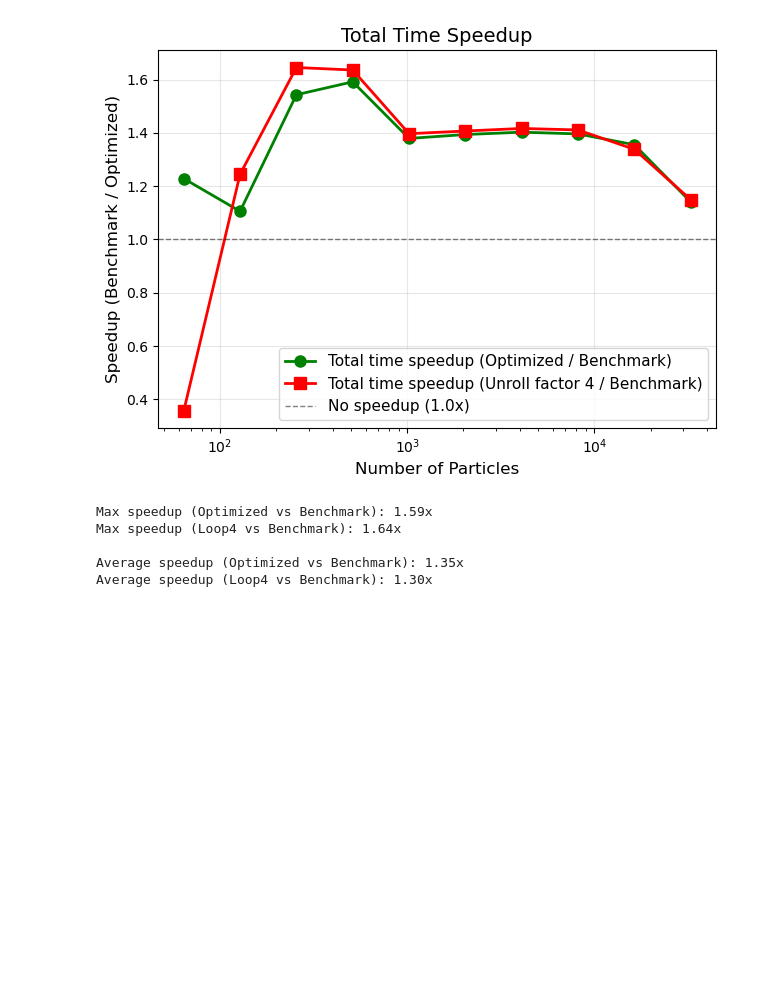
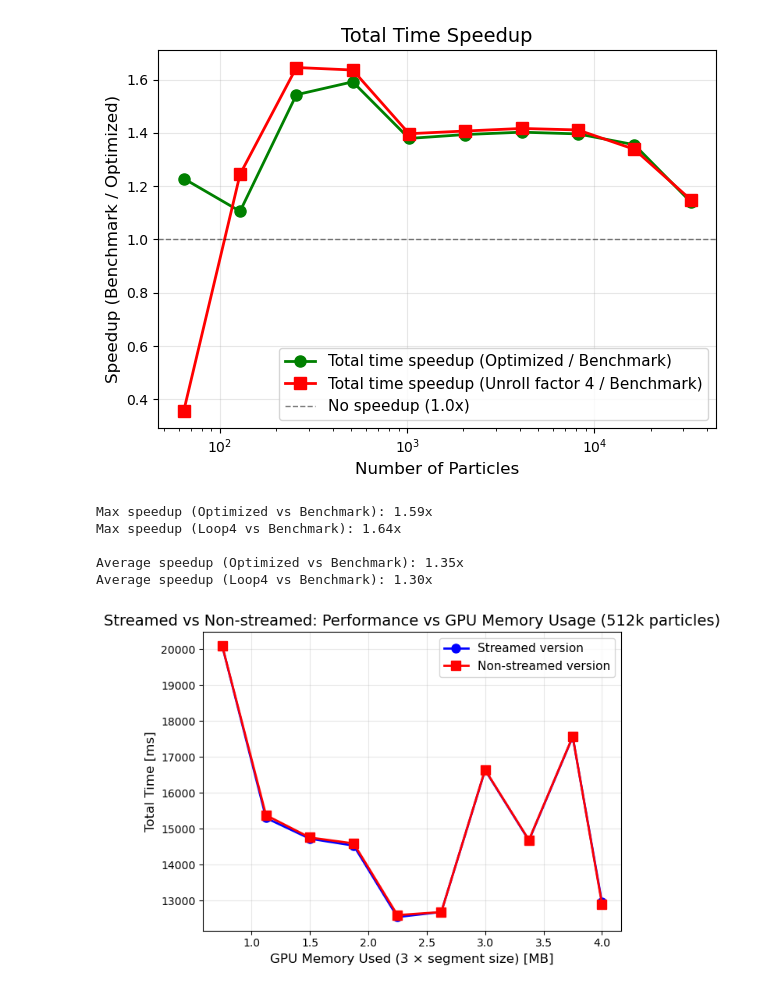
Before and after one commit to noahs-uni/GPU-Computing, a Jupyter notebook: exc07/miro/template/plots_nbody.ipynb, the cells around one changed output. Saved outputs shown, nothing was run; the diff lists cells and outputs as text; code cells hidden in the pictures; blank space fills up the shorter version.

Commit message:
Ex7 code + plots full, tex file tbd.

```diff
--- a/exc07/miro/template/plots_nbody.ipynb
+++ b/exc07/miro/template/plots_nbody.ipynb
@@ -238,3 +238,27 @@ Max speedup (Loop4 vs Benchmark): 1.64x
 
 Average speedup (Optimized vs Benchmark): 1.35x
 Average speedup (Loop4 vs Benchmark): 1.30x
+# %%
+# Plot 1: Compare streamed vs non-streamed limited versions over 3 * segment size
+streamed_data = pd.read_csv("nbody_limited_streamed_results.txt", delimiter=",")
+nonstreamed_data = pd.read_csv("nbody_limited_nonstreamed_results.txt", delimiter=",")
+
+# Calculate 3 * segment_size_bytes (total GPU memory used)
+streamed_data['gpu_memory_bytes'] = 3 * streamed_data['segment_size_bytes']
+nonstreamed_data['gpu_memory_bytes'] = 3 * nonstreamed_data['segment_size_bytes']
+
+plt.plot(streamed_data['gpu_memory_bytes'] / (1024**2), streamed_data['total_time_ms'],
+         'o-', label='Streamed version', linewidth=2, markersize=8, color='blue')
+plt.plot(nonstreamed_data['gpu_memory_bytes'] / (1024**2), nonstreamed_data['total_time_ms'],
+         's-', label='Non-streamed version', linewidth=2, markersize=8, color='red')
+
+plt.xlabel('GPU Memory Used (3 × segment size) [MB]', fontsize=12)
+plt.ylabel('Total Time [ms]', fontsize=12)
+plt.title('Streamed vs Non-streamed: Performance vs GPU Memory Usage (512k particles)', fontsize=14)
+plt.legend(fontsize=11)
+plt.grid(True, alpha=0.3)
+plt.tight_layout()
+plt.savefig('nbody_streamed_vs_nonstreamed.pdf', dpi=300, bbox_inches='tight')
+plt.show()
+# %% [output]
+[figure, added]
```
Also changed, not shown: parts of 5 cells of this notebook, 25 other files.
